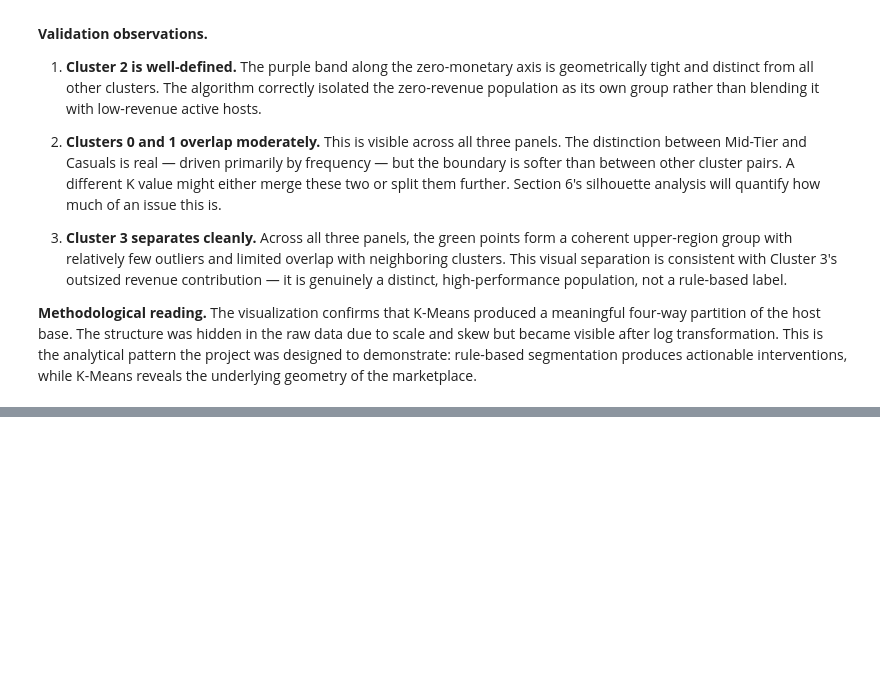
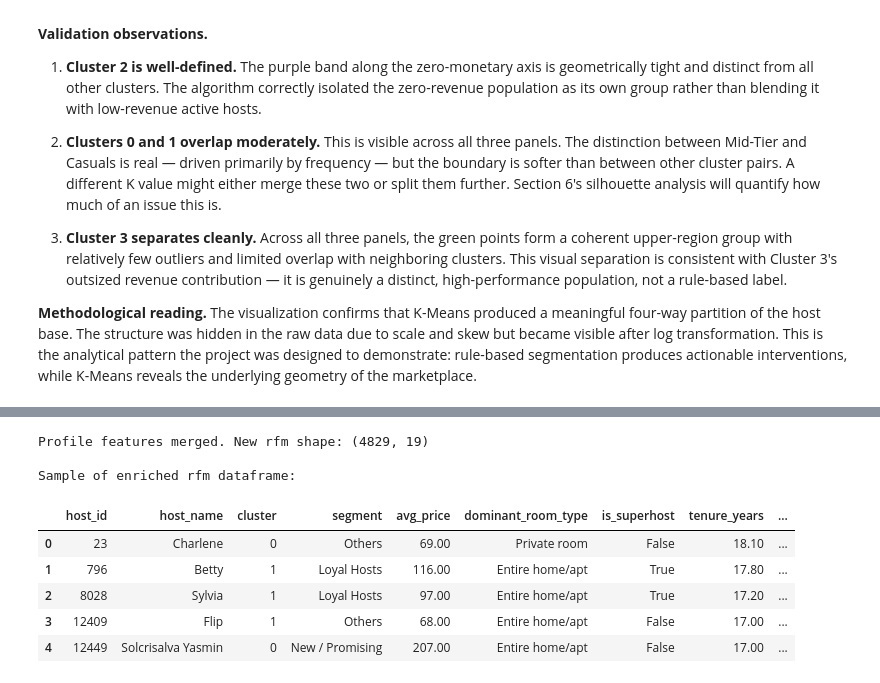
Before and after one commit to Cijan540/my-project-2-rfm-segmentation, a Jupyter notebook: rfm_analysis.ipynb, the cells around one changed output, grey strips where cells are left out. Saved outputs shown, nothing was run; the diff lists cells and outputs as text; code cells hidden in the pictures; blank space fills up the shorter version.

```diff
--- a/rfm_analysis.ipynb
+++ b/rfm_analysis.ipynb
@@ -1065,0 +1318,40 @@ The clean horizontal stratification in this panel confirms that **frequency is d
+# %%
+# Aggregate listing-level fields to host level so they can be merged onto the rfm dataframe.
+# Operates on df_active because that is the underlying source for the host-level rfm table.
+# Aggregation rules follow the table in the section opener.
+
+# Helper to compute mode (most common value) per group, with a fallback for ties
+def safe_mode(series):
+    m = series.mode()
+    return m.iloc[0] if len(m) > 0 else None
+
+host_profile = df_active.groupby('host_id').agg(
+    avg_price             = ('price', 'mean'),
+    dominant_room_type    = ('room_type', safe_mode),
+    is_superhost          = ('host_is_superhost', 'max'),
+    host_since            = ('host_since', 'first'),
+    primary_neighbourhood = ('neighbourhood_cleansed', safe_mode),
+    tenure_years          = ('host_experience_years', 'first')
+).reset_index()
+
+# Round price for readability
+host_profile['avg_price'] = host_profile['avg_price'].round(2)
+
+# Merge host profile onto the existing rfm dataframe
+rfm = rfm.merge(host_profile, on='host_id', how='left')
+
+print(f"Profile features merged. New rfm shape: {rfm.shape}")
+print(f"\nSample of enriched rfm dataframe:\n")
+rfm[['host_id', 'host_name', 'cluster', 'segment',
+     'avg_price', 'dominant_room_type', 'is_superhost',
+     'tenure_years', 'primary_neighbourhood']].head(5)
+# %% [output]
+Profile features merged. New rfm shape: (4829, 19)
+
+Sample of enriched rfm dataframe:
+|  | host_id | host_name | cluster | segment | avg_price | dominant_room_type | is_superhost | tenure_years | ... |
+| 0 | 23 | Charlene | 0 | Others | 69.00 | Private room | False | 18.10 | ... |
+| 1 | 796 | Betty | 1 | Loyal Hosts | 116.00 | Entire home/apt | True | 17.80 | ... |
+| 2 | 8028 | Sylvia | 1 | Loyal Hosts | 97.00 | Entire home/apt | True | 17.20 | ... |
+| 3 | 12409 | Flip | 1 | Others | 68.00 | Entire home/apt | False | 17.00 | ... |
+| 4 | 12449 | Solcrisalva Yasmin | 0 | New / Promising | 207.00 | Entire home/apt | False | 17.00 | ... |
```
Also changed, not shown: parts of 17 cells of this notebook, 1 other file.
